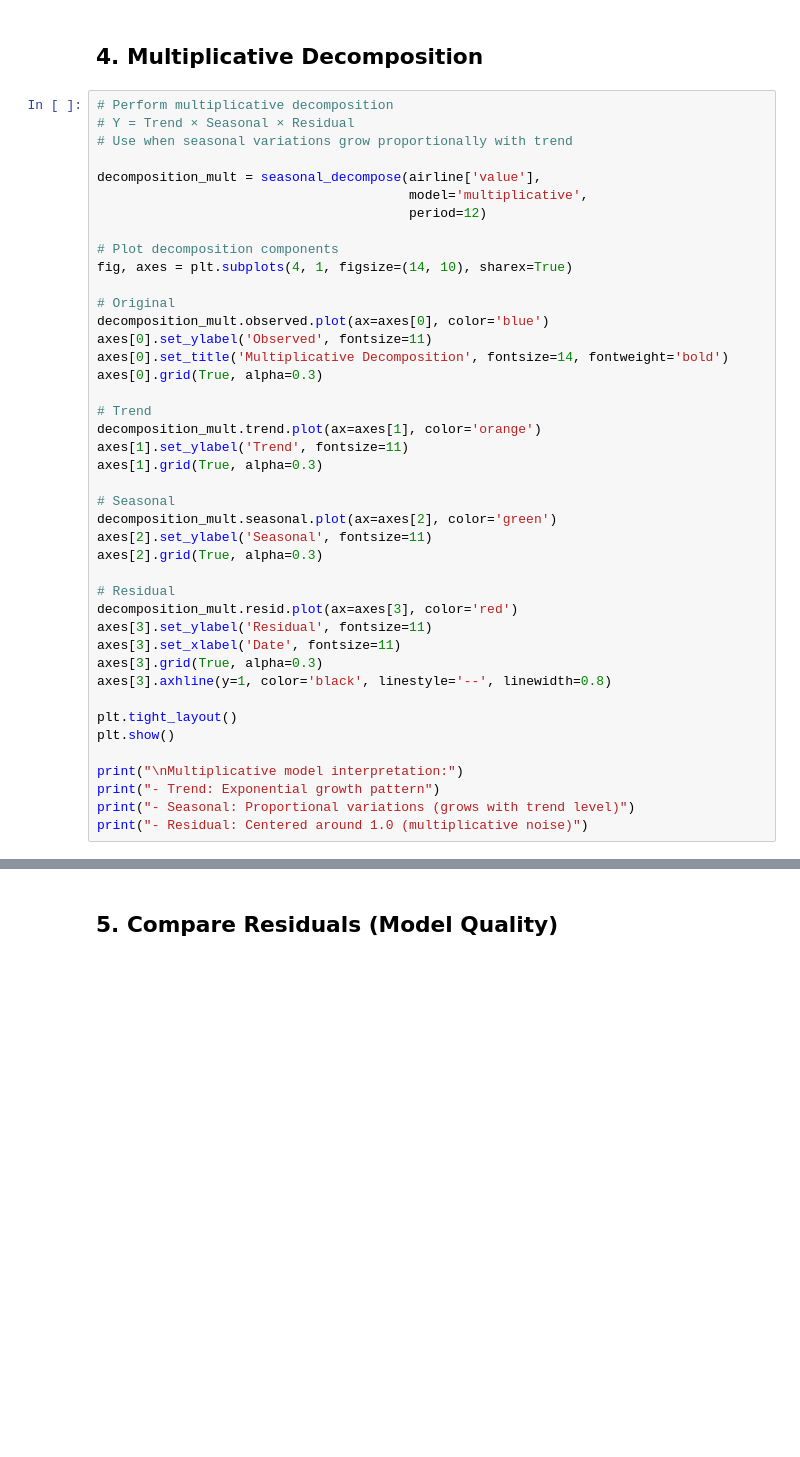
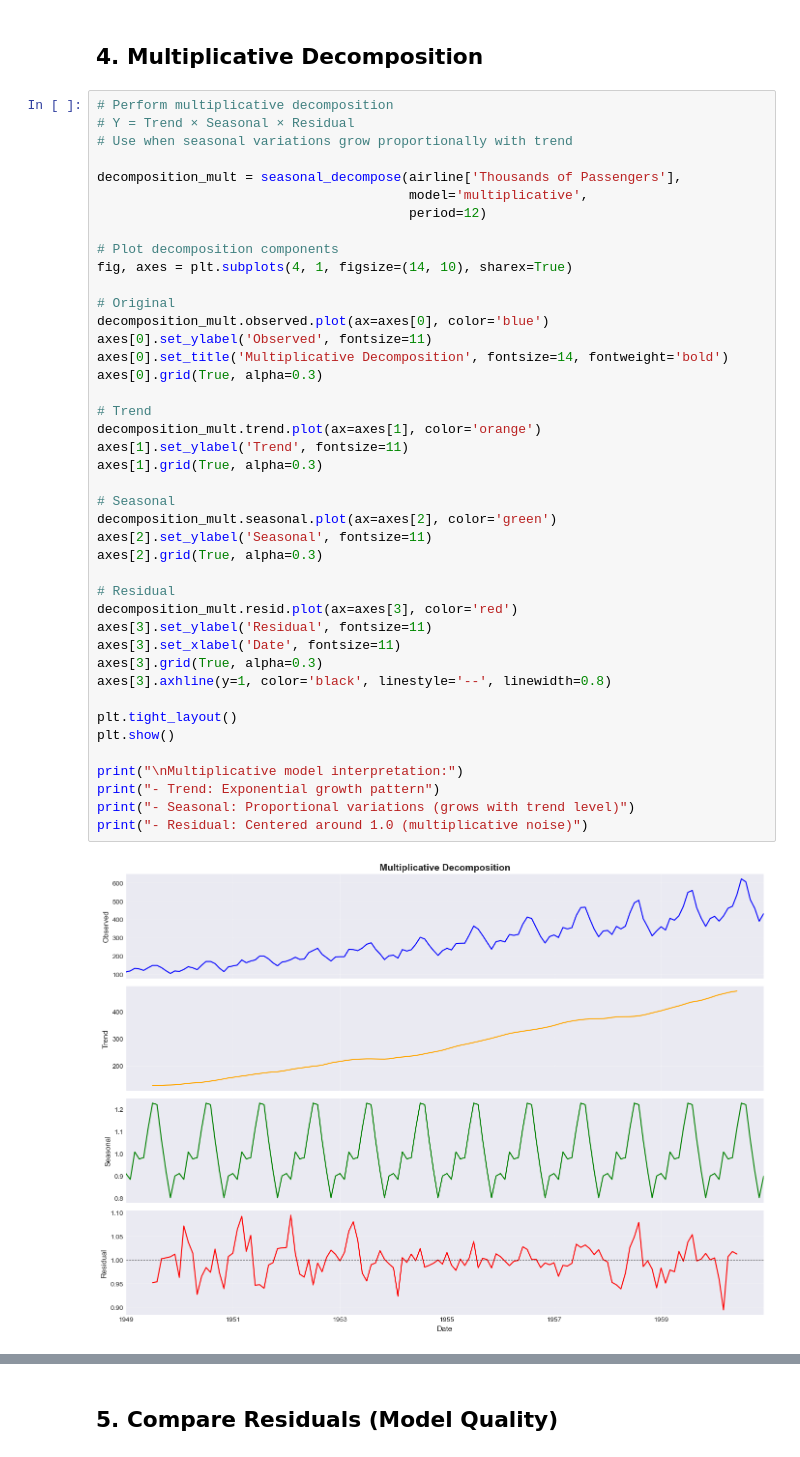
Before and after one commit to thomasnassar/quantitative-finance-notebooks, a Jupyter notebook: time-series-analysis/2-ETS.ipynb, the cells around one changed output, grey strips where cells are left out. Cells and saved outputs as stored; diff of their text form; blank space fills up the shorter version.

```diff
--- a/time-series-analysis/2-ETS.ipynb
+++ b/time-series-analysis/2-ETS.ipynb
@@ -124,7 +156,7 @@ print("- Residual: Random noise (should be white noise if model is good)")
 # Y = Trend × Seasonal × Residual
 # Use when seasonal variations grow proportionally with trend
 
-decomposition_mult = seasonal_decompose(airline['value'],
+decomposition_mult = seasonal_decompose(airline['Thousands of Passengers'],
                                         model='multiplicative',
                                         period=12)
 
@@ -134,30 +166,32 @@ fig, axes = plt.subplots(4, 1, figsize=(14, 10), sharex=True)
 # Original
 decomposition_mult.observed.plot(ax=axes[0], color='blue')
 axes[0].set_ylabel('Observed', fontsize=11)
 axes[0].set_title('Multiplicative Decomposition', fontsize=14, fontweight='bold')
 axes[0].grid(True, alpha=0.3)
 
 # Trend
 decomposition_mult.trend.plot(ax=axes[1], color='orange')
 axes[1].set_ylabel('Trend', fontsize=11)
 axes[1].grid(True, alpha=0.3)
 
 # Seasonal
 decomposition_mult.seasonal.plot(ax=axes[2], color='green')
 axes[2].set_ylabel('Seasonal', fontsize=11)
 axes[2].grid(True, alpha=0.3)
 
 # Residual
 decomposition_mult.resid.plot(ax=axes[3], color='red')
 axes[3].set_ylabel('Residual', fontsize=11)
 axes[3].set_xlabel('Date', fontsize=11)
 axes[3].grid(True, alpha=0.3)
 axes[3].axhline(y=1, color='black', linestyle='--', linewidth=0.8)
 
 plt.tight_layout()
 plt.show()
 
 print("\nMultiplicative model interpretation:")
 print("- Trend: Exponential growth pattern")
 print("- Seasonal: Proportional variations (grows with trend level)")
 print("- Residual: Centered around 1.0 (multiplicative noise)")
+# %% [output]
+[figure, added]
```
Also changed, not shown: parts of 11 cells of this notebook, 2 other files.
